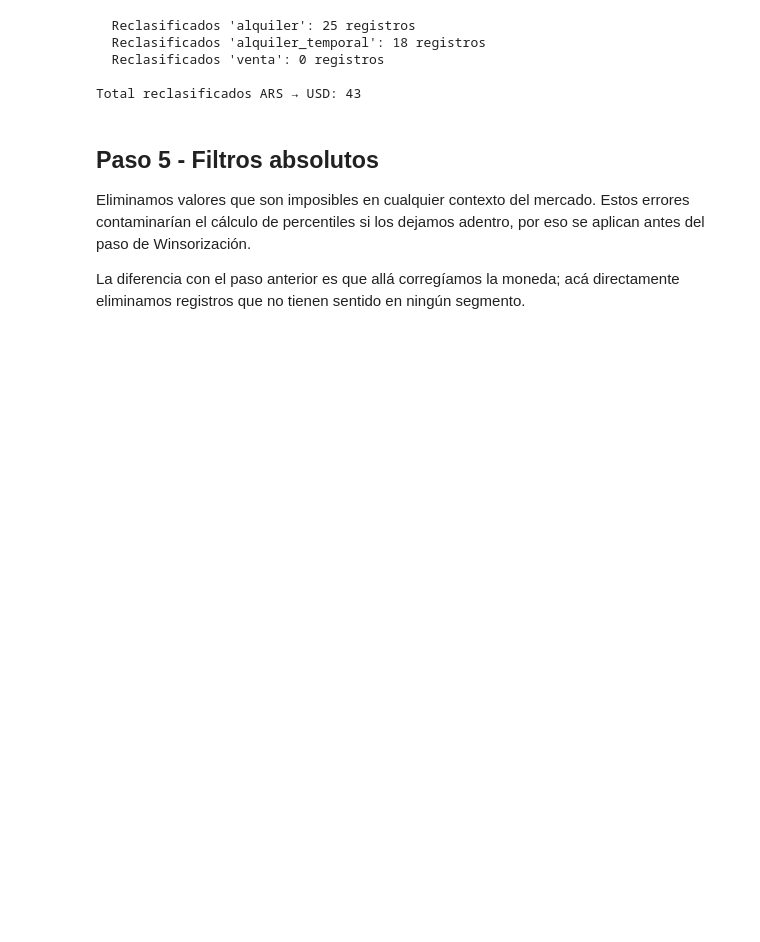
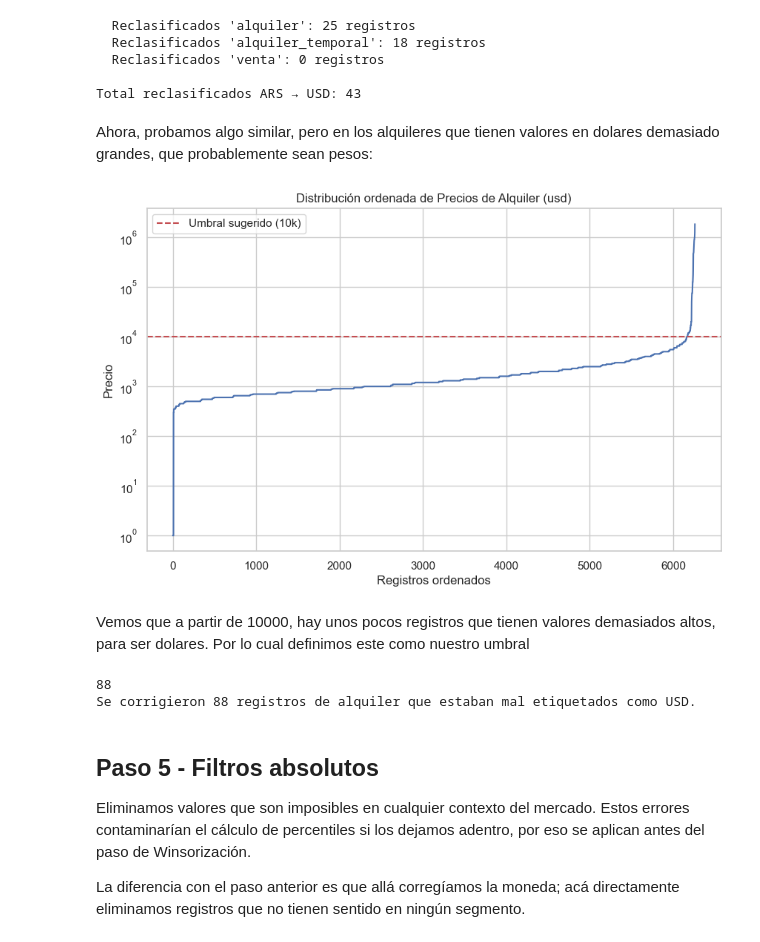
Before and after one commit to clararodriguezacevedo/descriptiva-real-estate, a Jupyter notebook: notebooks/eda.ipynb, the cells around one changed output. Cells and saved outputs as stored; diff of their text form; code cells hidden in the pictures; blank space fills up the shorter version.

Commit message:
Fix 'moneda' in alquiler-usd

```diff
--- a/notebooks/eda.ipynb
+++ b/notebooks/eda.ipynb
@@ -1218,6 +1218,47 @@ print(f"\nTotal reclasificados ARS → USD: {n_reclasificados}")
   Reclasificados 'venta': 0 registros
 
 Total reclasificados ARS → USD: 43
+# %% [markdown]
+Ahora, probamos algo similar, pero en los alquileres que tienen valores en dolares demasiado grandes, que probablemente sean pesos:
+# %%
+import numpy as np
+
+# 1. Filtramos y ordenamos los precios de alquiler en usd
+alquileres_usd = df_final[(df_final['operacion'] == 'alquiler') &
+                          (df_final['moneda'] == 'usd')]['precio'].sort_values().reset_index(drop=True)
+
+# 2. Graficamos para ver el "Codo"
+plt.figure(figsize=(10, 6))
+plt.plot(alquileres_usd.values)
+plt.axhline(y=10000, color='r', linestyle='--', label='Umbral sugerido (10k)')
+plt.title('Distribución ordenada de Precios de Alquiler (usd)')
+plt.ylabel('Precio')
+plt.xlabel('Registros ordenados')
+plt.yscale('log') # Usamos escala logarítmica para ver mejor el quiebre
+plt.legend()
+plt.show()
+# %% [output]
+[figure, added]
+# %% [markdown]
+Vemos que a partir de 10000, hay unos pocos registros que tienen valores demasiados altos, para ser dolares. Por lo cual definimos este como nuestro umbral
+# %%
+# Usamos el umbral que definimos:
+umbral_usd = 10000
+
+# 1. Identificamos los registros sospechosos: Alquiler + USD + Precio > Umbral
+mask_sospechosos = (df_final['operacion'] == 'alquiler') & \
+                   (df_final['moneda'] == 'usd') & \
+                   (df_final['precio'] > umbral_usd)
+
+print(mask_sospechosos.sum())
+
+# 2. A estos sospechosos les cambiamos la moneda a ARS internamente
+df_final.loc[mask_sospechosos, 'moneda'] = 'ars'
+
+print(f"Se corrigieron {mask_sospechosos.sum()} registros de alquiler que estaban mal etiquetados como USD.")
+# %% [output]
+88
+Se corrigieron 88 registros de alquiler que estaban mal etiquetados como USD.
 # %% [markdown]
 ## Paso 5 - Filtros absolutos
 
```
Also changed, not shown: parts of 8 cells of this notebook.
